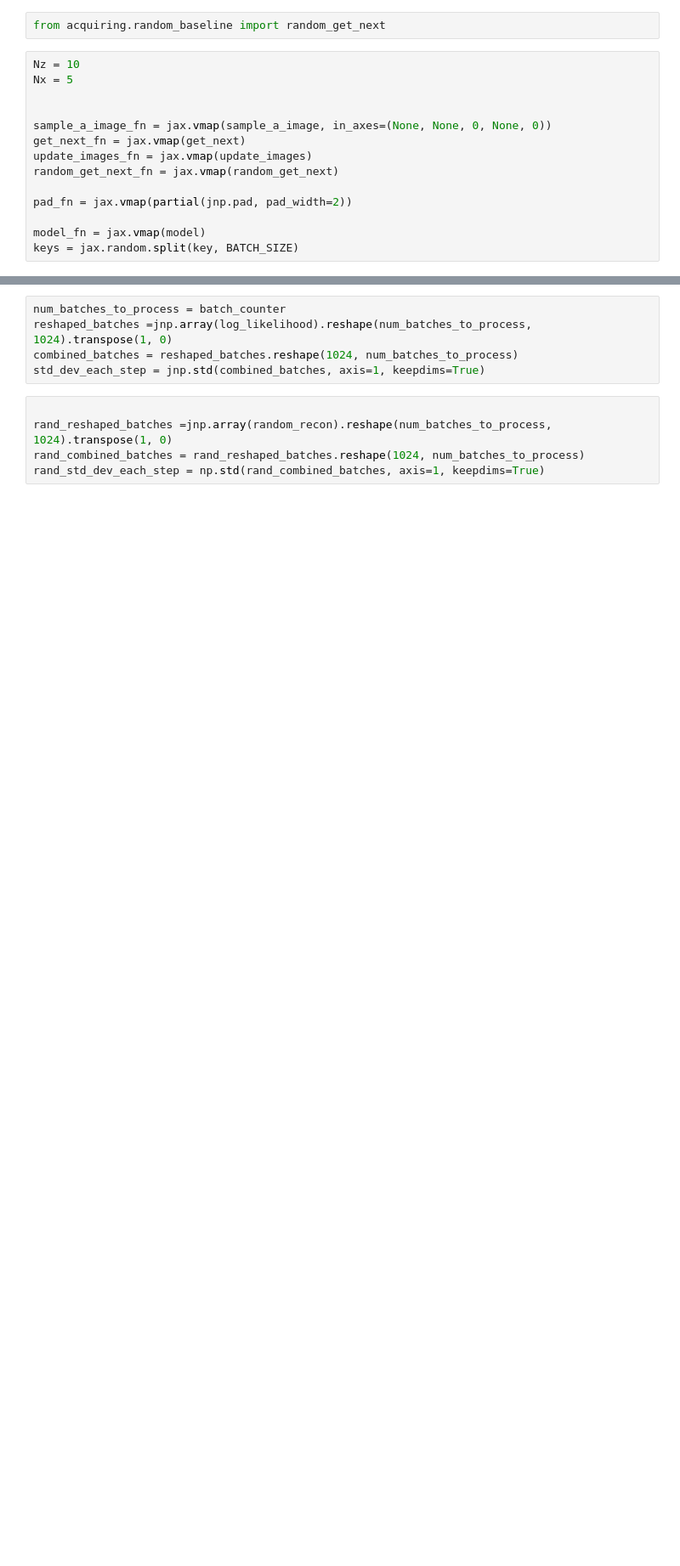
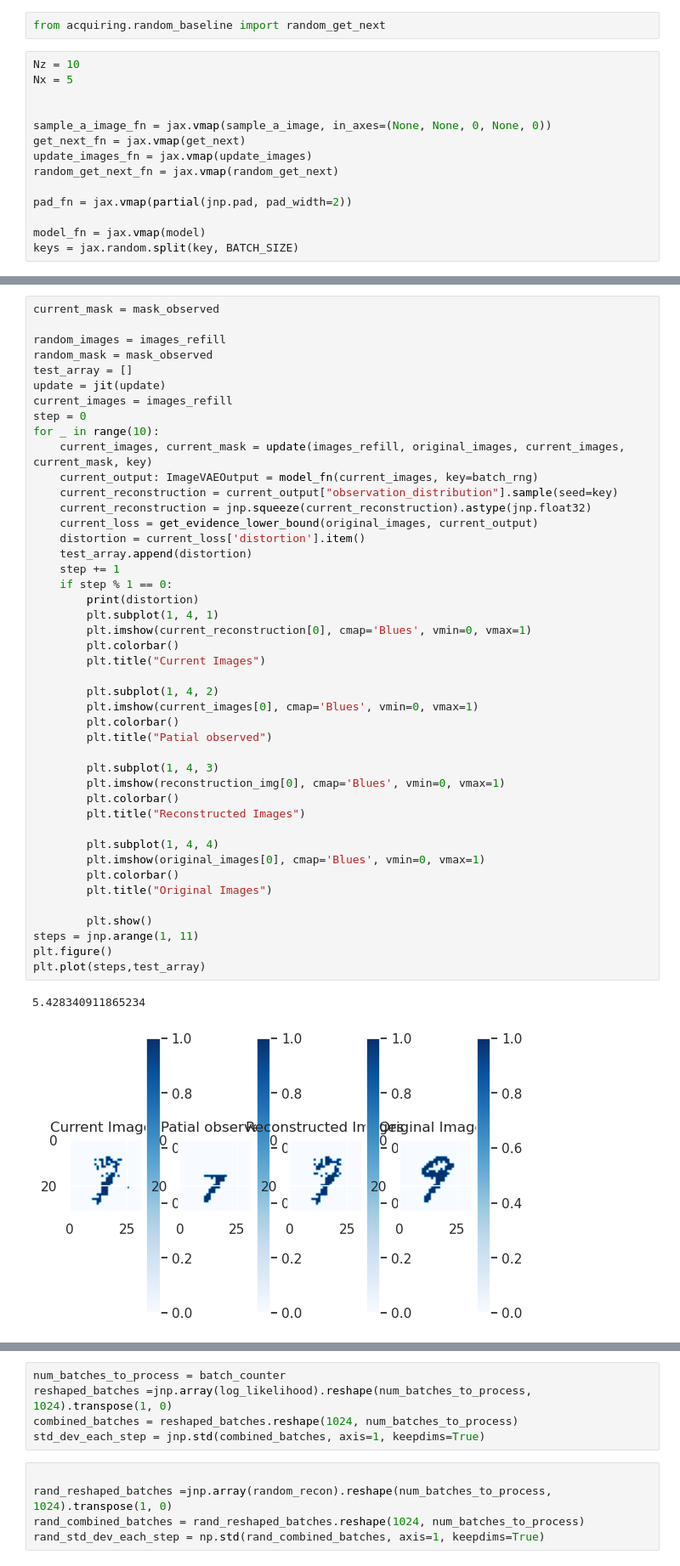
Before and after one commit to KUUUUUUUUz/active-learning, a Jupyter notebook: mnistvae/acquisition_notebook.ipynb, the cells around one changed output, grey strips where cells are left out. Shown at 85% size. Cells and saved outputs as stored; diff of their text form; blank space fills up the shorter version.

```diff
--- a/mnistvae/acquisition_notebook.ipynb
+++ b/mnistvae/acquisition_notebook.ipynb
@@ -148,0 +162,47 @@ KeyboardInterrupt:
+# %%
+current_mask = mask_observed
+
+random_images = images_refill
+random_mask = mask_observed
+test_array = []
+update = jit(update)
+current_images = images_refill
+step = 0
+for _ in range(10):
+    current_images, current_mask = update(images_refill, original_images, current_images, current_mask, key)
+    current_output: ImageVAEOutput = model_fn(current_images, key=batch_rng)
+    current_reconstruction = current_output["observation_distribution"].sample(seed=key)
+    current_reconstruction = jnp.squeeze(current_reconstruction).astype(jnp.float32)
+    current_loss = get_evidence_lower_bound(original_images, current_output)
+    distortion = current_loss['distortion'].item()
+    test_array.append(distortion)
+    step += 1
+    if step % 1 == 0:
+        print(distortion)
+        plt.subplot(1, 4, 1)
+        plt.imshow(current_reconstruction[0], cmap='Blues', vmin=0, vmax=1)
+        plt.colorbar()
+        plt.title("Current Images")
+
+        plt.subplot(1, 4, 2)
+        plt.imshow(current_images[0], cmap='Blues', vmin=0, vmax=1)
+        plt.colorbar()
+        plt.title("Patial observed")
+
+        plt.subplot(1, 4, 3)
+        plt.imshow(reconstruction_img[0], cmap='Blues', vmin=0, vmax=1)
+        plt.colorbar()
+        plt.title("Reconstructed Images")
+
+        plt.subplot(1, 4, 4)
+        plt.imshow(original_images[0], cmap='Blues', vmin=0, vmax=1)
+        plt.colorbar()
+        plt.title("Original Images")
+
+        plt.show()
+steps = jnp.arange(1, 11)
+plt.figure()
+plt.plot(steps,test_array)
+# %% [output]
+5.428340911865234
+[figure, added]
```
Also changed, not shown: parts of 8 cells of this notebook, 1 other file.
